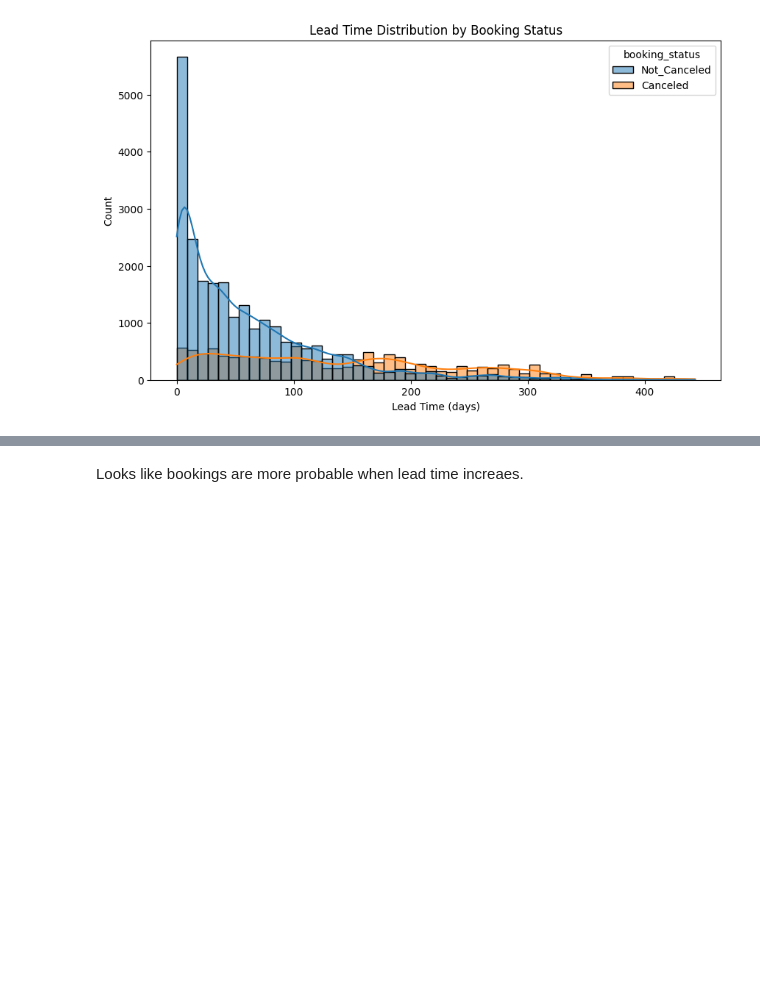
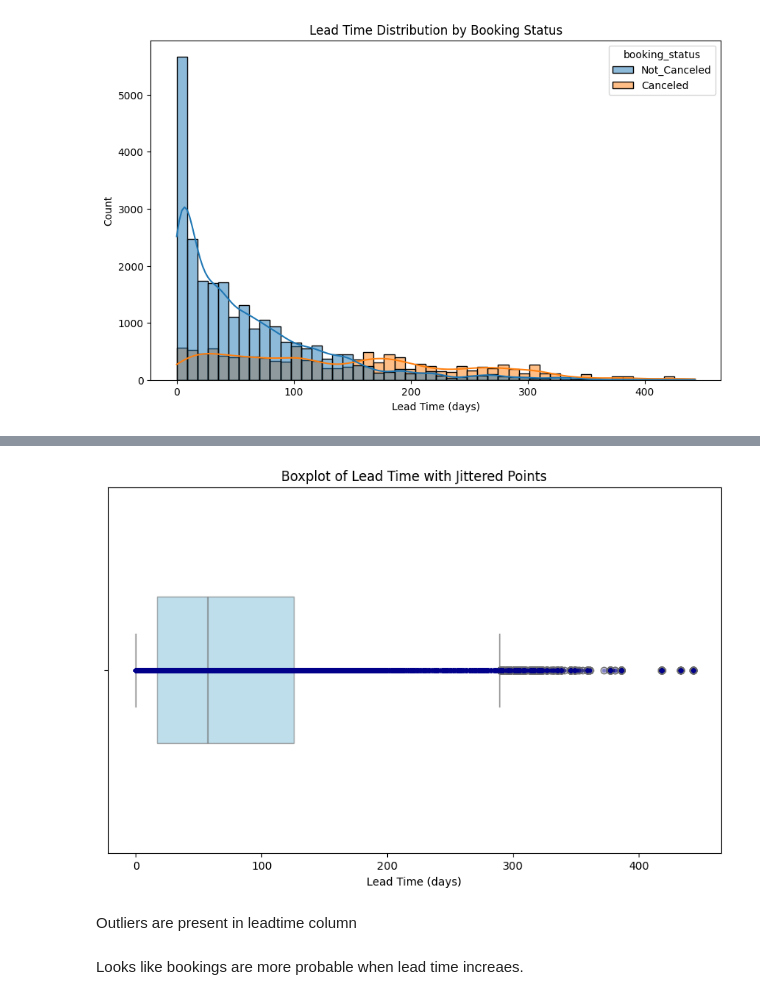
Before and after one commit to DiwasDev/Yatra, a Jupyter notebook: ML/notebooks/eda.ipynb, the cells around one changed output, grey strips where cells are left out. Cells and saved outputs as stored; diff of their text form; code cells hidden in the pictures; blank space fills up the shorter version.

```diff
--- a/ML/notebooks/eda.ipynb
+++ b/ML/notebooks/eda.ipynb
@@ -181,4 +198,33 @@ plt.show()
 [figure]
+# %%
+# Create the plot
+plt.figure(figsize=(10, 6))
+
+# Boxplot
+sns.boxplot(
+    x=df['lead_time'],
+    color='skyblue',
+    width=0.4,
+    boxprops=dict(alpha=0.6)
+)
+
+# Jittered stripplot (overlay points)
+sns.stripplot(
+    x=df['lead_time'],
+    color='darkblue',
+    jitter=0,
+    size=4,
+    alpha=0.5
+)
+
+# Titles and labels
+plt.title('Boxplot of Lead Time with Jittered Points')
+plt.xlabel('Lead Time (days)')
+plt.show()
+# %% [output]
+[figure, added]
+# %% [markdown]
+Outliers are present in leadtime column
 # %% [markdown]
 Looks like bookings are more probable when lead time increaes.
 # %% [markdown]
```
Also changed, not shown: parts of 21 cells of this notebook, 3 other files.
